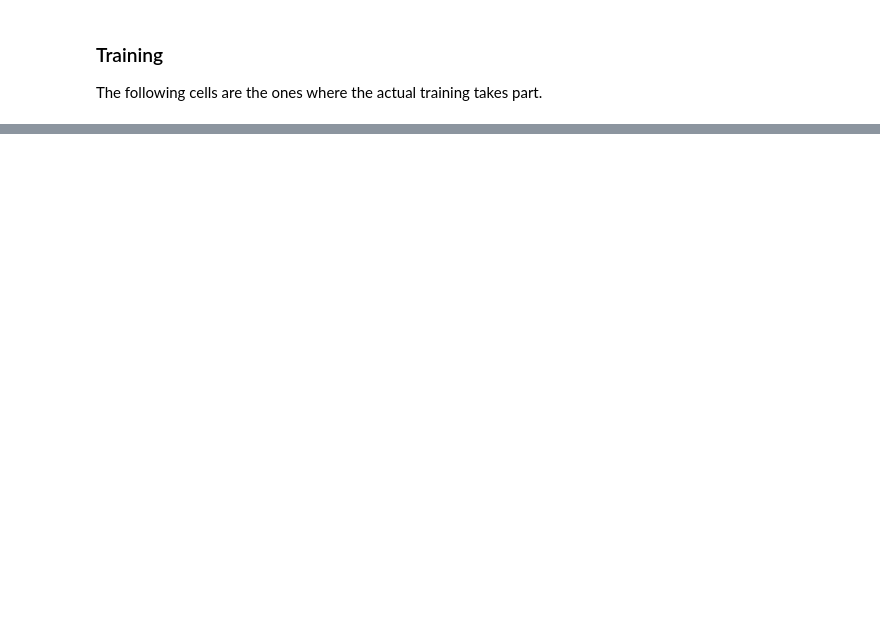
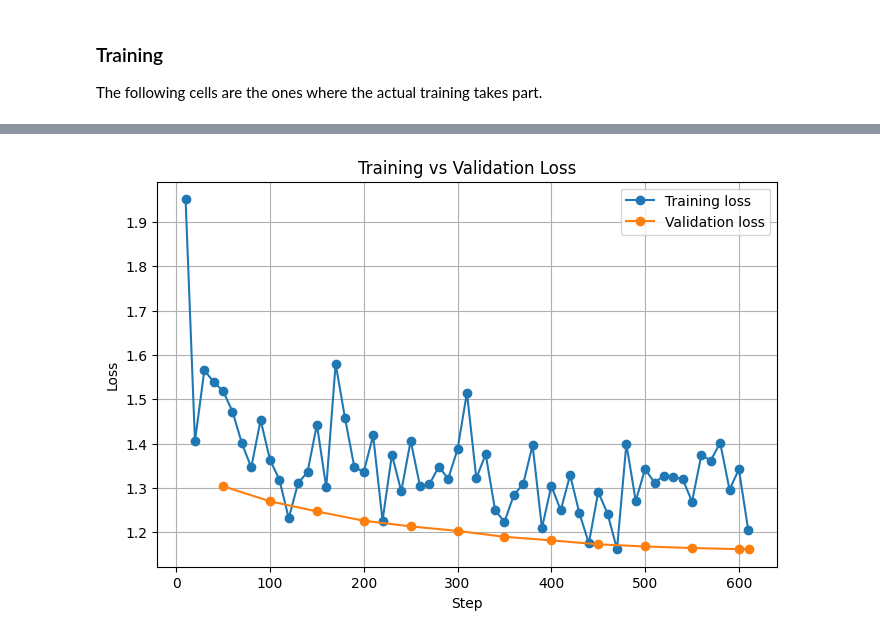
Before and after one commit to riccorte/Multilingual-Finetuning-Language-Model, a Jupyter notebook: notebooks/3_finetune_model.ipynb, the cells around one changed output, grey strips where cells are left out. Drawn from its saved outputs; the diff is of its cells as text; code cells hidden in the pictures; blank space fills up the shorter version.

Commit message:
Complete multilingual fine-tuning project

```diff
--- a/notebooks/3_finetune_model.ipynb
+++ b/notebooks/3_finetune_model.ipynb
@@ -152,5 +163,5 @@ The following cell defines all the details setups and parameters that will be us
 # %%
-run_name = "qwen25_3b_multilingual_lora_run1"
+run_name = "qwen25_3b_multilingual_lora_actual_run1"
 
 training_args = SFTConfig(
     output_dir=str(CHECKPOINT_DIR / run_name),  # Where to save the outputs
@@ -241,0 +314,6 @@ We run a quick manual inerence test after the finetuning training.
+# %%
+adapter_path = best_checkpoint
+
+print("Adapter path:", adapter_path)
+print("Exists:", adapter_path.exists())
+print("Adapter config exists:", (adapter_path / "adapter_config.json").exists())
@@ -270,0 +407,11 @@ print("\nTARGET:\n", sample["messages"][1]["content"])
+# %%
+state_file = adapter_path / "trainer_state.json"    # path to the file
+
+with open(state_file, "r") as f:
+    trainer_state = json.load(f)    # file containing all the metadata
+
+log_history = trainer_state["log_history"]
+
+df_logs = pd.DataFrame(log_history)
+
+df_logs.head()
@@ -270,0 +425,10 @@ print("\nTARGET:\n", sample["messages"][1]["content"])
+# %%
+# Separating training loss and evaluation loss
+train_loss_df = df_logs[df_logs["loss"].notna()][["step", "epoch", "loss"]].copy()
+eval_loss_df = df_logs[df_logs["eval_loss"].notna()][["step", "epoch", "eval_loss"]].copy()
+
+print("Training loss points:")
+display(train_loss_df.tail())
+
+print("Validation loss points:")
+display(eval_loss_df.tail())
@@ -270,0 +450,15 @@ print("\nTARGET:\n", sample["messages"][1]["content"])
+# %%
+# Plotting training vs validation loss
+plt.figure(figsize=(8, 5))
+
+plt.plot(train_loss_df["step"], train_loss_df["loss"], marker="o", label="Training loss")
+plt.plot(eval_loss_df["step"], eval_loss_df["eval_loss"], marker="o", label="Validation loss")
+
+plt.xlabel("Step")
+plt.ylabel("Loss")
+plt.title("Training vs Validation Loss")
+plt.legend()
+plt.grid(True)
+plt.show()
+# %% [output]
+[figure, added]
```
Also changed, not shown: parts of 24 cells of this notebook, 4 other files.
